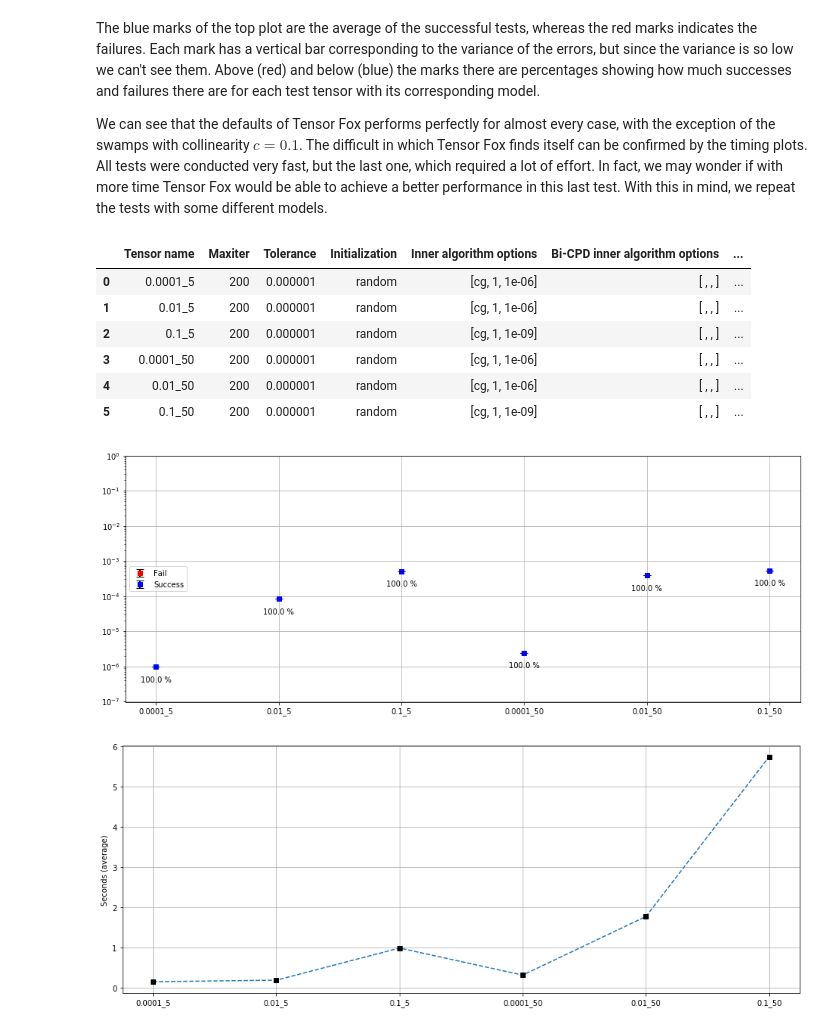
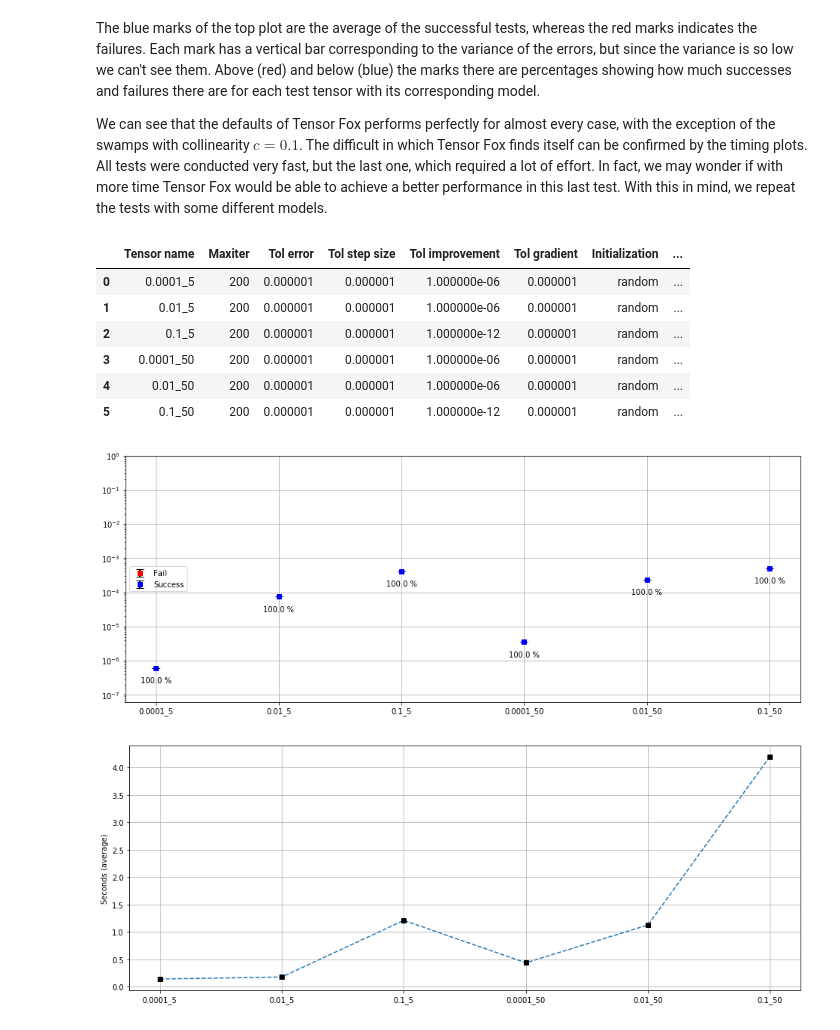
Before and after one commit to felipebottega/Tensor-Fox, a Jupyter notebook: tutorial/9-convenience_tools.ipynb, the cells around one changed output. Cells and saved outputs as stored; diff of their text form; code cells hidden in the pictures.

```diff
--- a/tutorial/9-convenience_tools.ipynb
+++ b/tutorial/9-convenience_tools.ipynb
@@ -179,7 +179,7 @@ tensors_list = [A1, A2, A3, A4, A5, A6]
 options_list = [False, False, False, False, False, False]
 # %%
 # Time to measure the performance of the defaults against swamps.
-trials = 20
+trials = 10
 display = True
 
 results = tfx.disp.test_tensors(tensors_list, options_list, trials, display)
@@ -198,24 +198,23 @@ The blue marks of the top plot are the average of the successful tests, whereas
 
 We can see that the defaults of Tensor Fox performs perfectly for almost every case, with the exception of the swamps with collinearity $c = 0.1$. The difficult in which Tensor Fox finds itself can be confirmed by the timing plots. All tests were conducted very fast, but the last one, which required a lot of effort. In fact, we may wonder if with more time Tensor Fox would be able to achieve a better performance in this last test. With this in mind, we repeat the tests with some different models.
 # %%
-# Set False where it is already good, and change some tolerances where it is not good enough yet.
+# Set False where it is already good, and change tolerances where it is not good enough yet.
 class options1:
-    tol_improv = 1e-9
-    cg_tol = 1e-9
+    inner_method = 100*['cg_static', 'gd']
+    tol_improv = 1e-12
 
 class options2:
-    tol_improv = 1e-9
-    cg_tol = 1e-9
+    tol_improv = 1e-12
 
 options_list = [False, False, options1, False, False, options2]
 results = tfx.disp.test_tensors(tensors_list, options_list, trials, display)
 # %% [output]
-|  | Tensor name | Maxiter | Tolerance | Initialization | Inner algorithm options | Bi-CPD inner algorithm options | ... |
-| 0 | 0.0001_5 | 200 | 0.000001 | random | [cg, 1, 1e-06] | [ , , ] | ... |
-| 1 | 0.01_5 | 200 | 0.000001 | random | [cg, 1, 1e-06] | [ , , ] | ... |
-| 2 | 0.1_5 | 200 | 0.000001 | random | [cg, 1, 1e-09] | [ , , ] | ... |
-| 3 | 0.0001_50 | 200 | 0.000001 | random | [cg, 1, 1e-06] | [ , , ] | ... |
-| 4 | 0.01_50 | 200 | 0.000001 | random | [cg, 1, 1e-06] | [ , , ] | ... |
-| 5 | 0.1_50 | 200 | 0.000001 | random | [cg, 1, 1e-09] | [ , , ] | ... |
+|  | Tensor name | Maxiter | Tol error | Tol step size | Tol improvement | Tol gradient | Initialization | ... |
+| 0 | 0.0001_5 | 200 | 0.000001 | 0.000001 | 1.000000e-06 | 0.000001 | random | ... |
+| 1 | 0.01_5 | 200 | 0.000001 | 0.000001 | 1.000000e-06 | 0.000001 | random | ... |
+| 2 | 0.1_5 | 200 | 0.000001 | 0.000001 | 1.000000e-12 | 0.000001 | random | ... |
+| 3 | 0.0001_50 | 200 | 0.000001 | 0.000001 | 1.000000e-06 | 0.000001 | random | ... |
+| 4 | 0.01_50 | 200 | 0.000001 | 0.000001 | 1.000000e-06 | 0.000001 | random | ... |
+| 5 | 0.1_50 | 200 | 0.000001 | 0.000001 | 1.000000e-12 | 0.000001 | random | ... |
-[figure, old version]
+[figure, new version]
-[figure, old version]
+[figure, new version]
```
Also changed, not shown: parts of 5 cells of this notebook.
